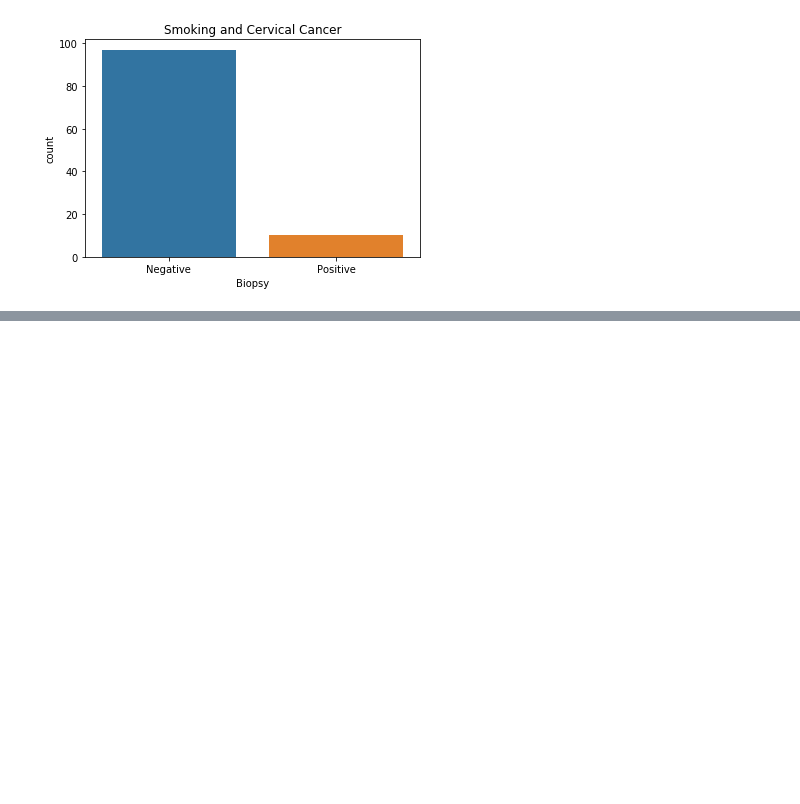
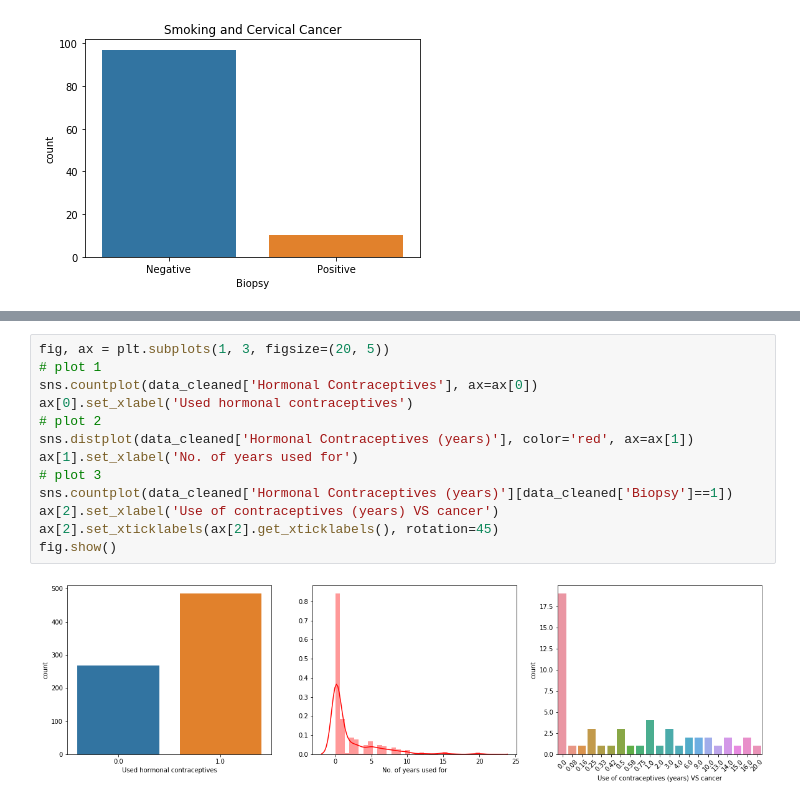
Before and after one commit to GDGCVITBHOPAL/Machine-Learning-Projects, a Jupyter notebook: Cervical-Cancer-Risk/cervicalCancer-ML.ipynb, the cells around one changed output, grey strips where cells are left out. Saved outputs shown, nothing was run; the diff lists cells and outputs as text; blank space fills up the shorter version.

```diff
--- a/Cervical-Cancer-Risk/cervicalCancer-ML.ipynb
+++ b/Cervical-Cancer-Risk/cervicalCancer-ML.ipynb
@@ -220,0 +226,15 @@ Text(0.5, 1.0, 'Smoking and Cervical Cancer')
+# %%
+fig, ax = plt.subplots(1, 3, figsize=(20, 5))
+# plot 1
+sns.countplot(data_cleaned['Hormonal Contraceptives'], ax=ax[0])
+ax[0].set_xlabel('Used hormonal contraceptives')
+# plot 2
+sns.distplot(data_cleaned['Hormonal Contraceptives (years)'], color='red', ax=ax[1])
+ax[1].set_xlabel('No. of years used for')
+# plot 3
+sns.countplot(data_cleaned['Hormonal Contraceptives (years)'][data_cleaned['Biopsy']==1])
+ax[2].set_xlabel('Use of contraceptives (years) VS cancer')
+ax[2].set_xticklabels(ax[2].get_xticklabels(), rotation=45)
+fig.show()
+# %% [output]
+[figure, added]
```
Also changed, not shown: parts of 2 cells of this notebook.
